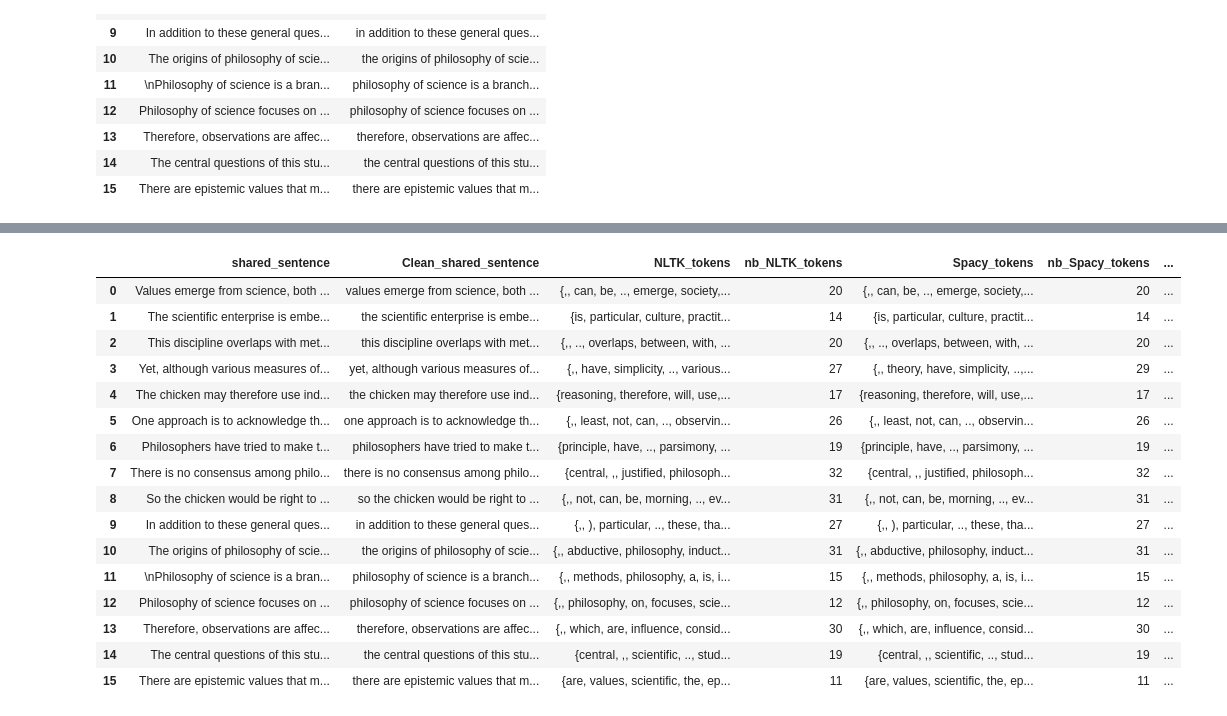
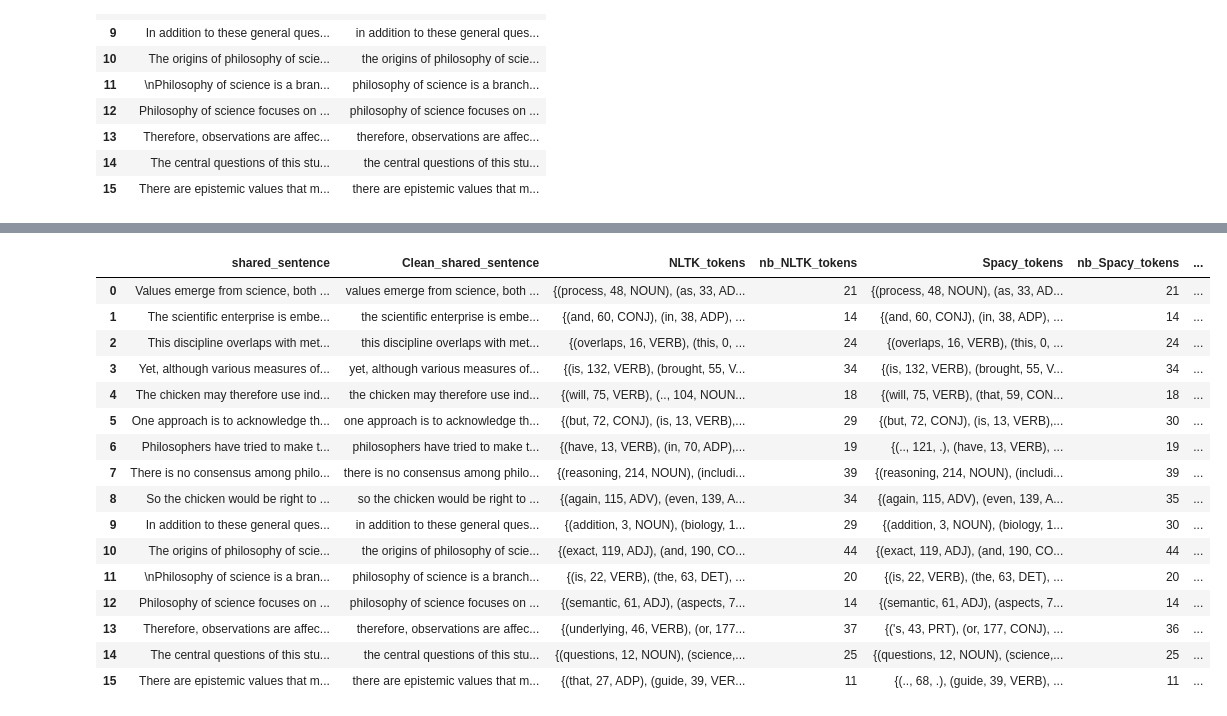
Before and after one commit to ClementineBleuze/M1-NLP-DataScience-Project, a Jupyter notebook: code/part2/2-tokenization.ipynb, the cells around one changed output, grey strips where cells are left out. Saved outputs shown, nothing was run; the diff lists cells and outputs as text; code cells hidden in the pictures.

Commit message:
changing NLTK's tokenizer + computing POS tags

```diff
--- a/code/part2/2-tokenization.ipynb
+++ b/code/part2/2-tokenization.ipynb
@@ -73,23 +89,20 @@ def get_filtered_tokens_set_NLTK(tokens_set):
 # %%
-import spacy
-from spacy.tokenizer import Tokenizer
-nlp_spacy =spacy.load("en_core_web_sm")
-
 
 def get_tokens_set_spacy(text):
-    """A function that returns a set of unique token recognized by Spacy"""
+    """A function that returns a set of tokens from a text using spaCy default tokenizer, along
+    with the index of the first character of each token and their part of speech"""
 
     doc_spacy = nlp_spacy(text)
-    return set([token.text for token in doc_spacy])
+    return set([(token.text, token.idx, spacy_tags_to_universal[token.pos_]) for token in doc_spacy])
 
-def get_filtered_tokens_set_spacy(tokens_set):
-    """A function that returns a set of unique token recognized by Spacy and then remove the stop word and punctuation """
+# def get_filtered_tokens_set_spacy(tokens_set):
+#     """A function that returns a set of unique token recognized by Spacy and then remove the stop word and punctuation """
 
-    filtered = set()
-    stop_word_spacy=nlp_spacy.Defaults.stop_words
+#     filtered = set()
+#     stop_word_spacy = nlp_spacy.Defaults.stop_words
 
-    for token in tokens_set:
-        if not token.is_punct and not token.is_stop:
-            filtered.add(token)
+#     for token in tokens_set:
+#         if not token.is_punct and not token.is_stop:
+#             filtered.add(token)
 
-    return filtered
+#     return filtered
@@ -318,25 +351,25 @@ all_tokens_Spacy
 # %%
 #Get the set of common tokens recognized by NLTK and Spacy in each sentence
-df['common_tokens'] = [set(a) & set(b) for a, b in zip(df.Spacy_tokens, df.NLTK_tokens)]
+df['common_tokens'] = [set([(elt[0], elt[1]) for elt in a]) & set([(elt[0], elt[1]) for elt in b]) for a, b in zip(df.Spacy_tokens, df.NLTK_tokens)]
 df
 # %% [output]
 |  | shared_sentence | Clean_shared_sentence | NLTK_tokens | nb_NLTK_tokens | Spacy_tokens | nb_Spacy_tokens | ... |
-| 0 | Values emerge from science, both ... | values emerge from science, both ... | {,, can, be, .., emerge, society,... | 20 | {,, can, be, .., emerge, society,... | 20 | ... |
-| 1 | The scientific enterprise is embe... | the scientific enterprise is embe... | {is, particular, culture, practit... | 14 | {is, particular, culture, practit... | 14 | ... |
-| 2 | This discipline overlaps with met... | this discipline overlaps with met... | {,, .., overlaps, between, with, ... | 20 | {,, .., overlaps, between, with, ... | 20 | ... |
-| 3 | Yet, although various measures of... | yet, although various measures of... | {,, have, simplicity, .., various... | 27 | {,, theory, have, simplicity, ..,... | 29 | ... |
-| 4 | The chicken may therefore use ind... | the chicken may therefore use ind... | {reasoning, therefore, will, use,... | 17 | {reasoning, therefore, will, use,... | 17 | ... |
-| 5 | One approach is to acknowledge th... | one approach is to acknowledge th... | {,, least, not, can, .., observin... | 26 | {,, least, not, can, .., observin... | 26 | ... |
-| 6 | Philosophers have tried to make t... | philosophers have tried to make t... | {principle, have, .., parsimony, ... | 19 | {principle, have, .., parsimony, ... | 19 | ... |
-| 7 | There is no consensus among philo... | there is no consensus among philo... | {central, ,, justified, philosoph... | 32 | {central, ,, justified, philosoph... | 32 | ... |
-| 8 | So the chicken would be right to ... | so the chicken would be right to ... | {,, not, can, be, morning, .., ev... | 31 | {,, not, can, be, morning, .., ev... | 31 | ... |
-| 9 | In addition to these general ques... | in addition to these general ques... | {,, ), particular, .., these, tha... | 27 | {,, ), particular, .., these, tha... | 27 | ... |
-| 10 | The origins of philosophy of scie... | the origins of philosophy of scie... | {,, abductive, philosophy, induct... | 31 | {,, abductive, philosophy, induct... | 31 | ... |
-| 11 | \nPhilosophy of science is a bran... | philosophy of science is a branch... | {,, methods, philosophy, a, is, i... | 15 | {,, methods, philosophy, a, is, i... | 15 | ... |
-| 12 | Philosophy of science focuses on ... | philosophy of science focuses on ... | {,, philosophy, on, focuses, scie... | 12 | {,, philosophy, on, focuses, scie... | 12 | ... |
-| 13 | Therefore, observations are affec... | therefore, observations are affec... | {,, which, are, influence, consid... | 30 | {,, which, are, influence, consid... | 30 | ... |
-| 14 | The central questions of this stu... | the central questions of this stu... | {central, ,, scientific, .., stud... | 19 | {central, ,, scientific, .., stud... | 19 | ... |
-| 15 | There are epistemic values that m... | there are epistemic values that m... | {are, values, scientific, the, ep... | 11 | {are, values, scientific, the, ep... | 11 | ... |
+| 0 | Values emerge from science, both ... | values emerge from science, both ... | {(process, 48, NOUN), (as, 33, AD... | 21 | {(process, 48, NOUN), (as, 33, AD... | 21 | ... |
+| 1 | The scientific enterprise is embe... | the scientific enterprise is embe... | {(and, 60, CONJ), (in, 38, ADP), ... | 14 | {(and, 60, CONJ), (in, 38, ADP), ... | 14 | ... |
+| 2 | This discipline overlaps with met... | this discipline overlaps with met... | {(overlaps, 16, VERB), (this, 0, ... | 24 | {(overlaps, 16, VERB), (this, 0, ... | 24 | ... |
+| 3 | Yet, although various measures of... | yet, although various measures of... | {(is, 132, VERB), (brought, 55, V... | 34 | {(is, 132, VERB), (brought, 55, V... | 34 | ... |
+| 4 | The chicken may therefore use ind... | the chicken may therefore use ind... | {(will, 75, VERB), (.., 104, NOUN... | 18 | {(will, 75, VERB), (that, 59, CON... | 18 | ... |
+| 5 | One approach is to acknowledge th... | one approach is to acknowledge th... | {(but, 72, CONJ), (is, 13, VERB),... | 29 | {(but, 72, CONJ), (is, 13, VERB),... | 30 | ... |
+| 6 | Philosophers have tried to make t... | philosophers have tried to make t... | {(have, 13, VERB), (in, 70, ADP),... | 19 | {(.., 121, .), (have, 13, VERB), ... | 19 | ... |
+| 7 | There is no consensus among philo... | there is no consensus among philo... | {(reasoning, 214, NOUN), (includi... | 39 | {(reasoning, 214, NOUN), (includi... | 39 | ... |
+| 8 | So the chicken would be right to ... | so the chicken would be right to ... | {(again, 115, ADV), (even, 139, A... | 34 | {(again, 115, ADV), (even, 139, A... | 35 | ... |
+| 9 | In addition to these general ques... | in addition to these general ques... | {(addition, 3, NOUN), (biology, 1... | 29 | {(addition, 3, NOUN), (biology, 1... | 30 | ... |
+| 10 | The origins of philosophy of scie... | the origins of philosophy of scie... | {(exact, 119, ADJ), (and, 190, CO... | 44 | {(exact, 119, ADJ), (and, 190, CO... | 44 | ... |
+| 11 | \nPhilosophy of science is a bran... | philosophy of science is a branch... | {(is, 22, VERB), (the, 63, DET), ... | 20 | {(is, 22, VERB), (the, 63, DET), ... | 20 | ... |
+| 12 | Philosophy of science focuses on ... | philosophy of science focuses on ... | {(semantic, 61, ADJ), (aspects, 7... | 14 | {(semantic, 61, ADJ), (aspects, 7... | 14 | ... |
+| 13 | Therefore, observations are affec... | therefore, observations are affec... | {(underlying, 46, VERB), (or, 177... | 37 | {('s, 43, PRT), (or, 177, CONJ), ... | 36 | ... |
+| 14 | The central questions of this stu... | the central questions of this stu... | {(questions, 12, NOUN), (science,... | 25 | {(questions, 12, NOUN), (science,... | 25 | ... |
+| 15 | There are epistemic values that m... | there are epistemic values that m... | {(that, 27, ADP), (guide, 39, VER... | 11 | {(.., 68, .), (guide, 39, VERB), ... | 11 | ... |
 # %%
 #Get the number of common tokens recognized by NLTK and Spacy in each sentence
 df['nb_common_tokens'] = df["common_tokens"].apply(lambda x: len(x))
```
Also changed, not shown: parts of 30 cells of this notebook, 4 other files.
